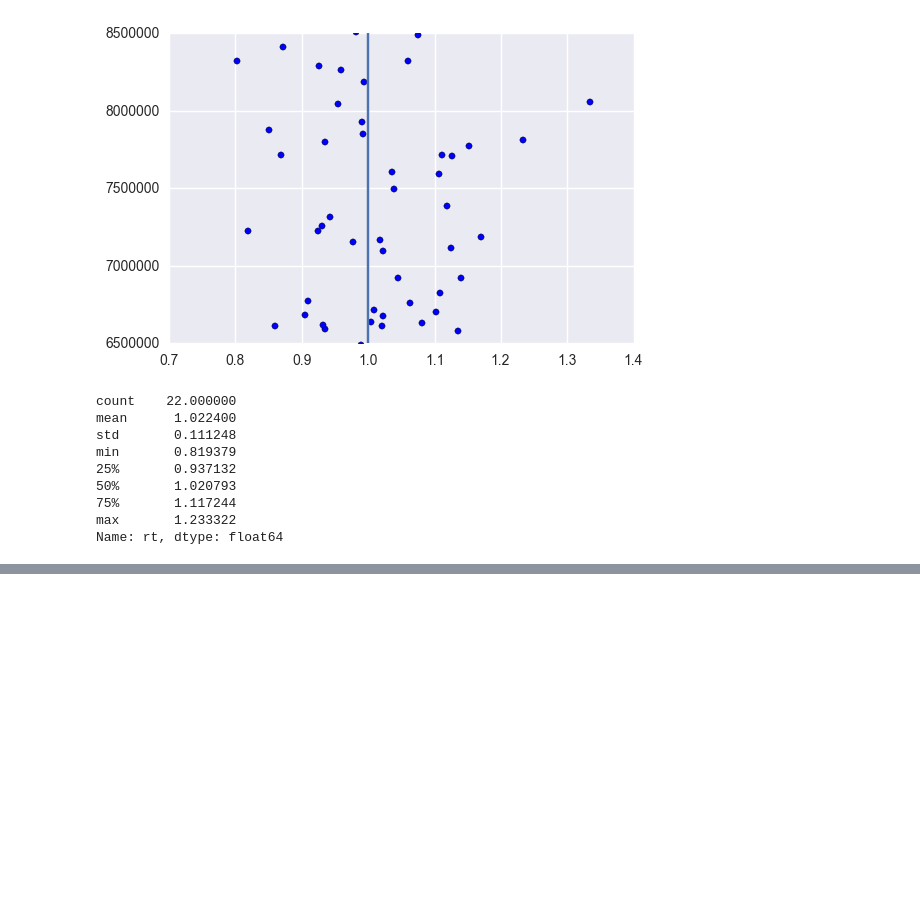
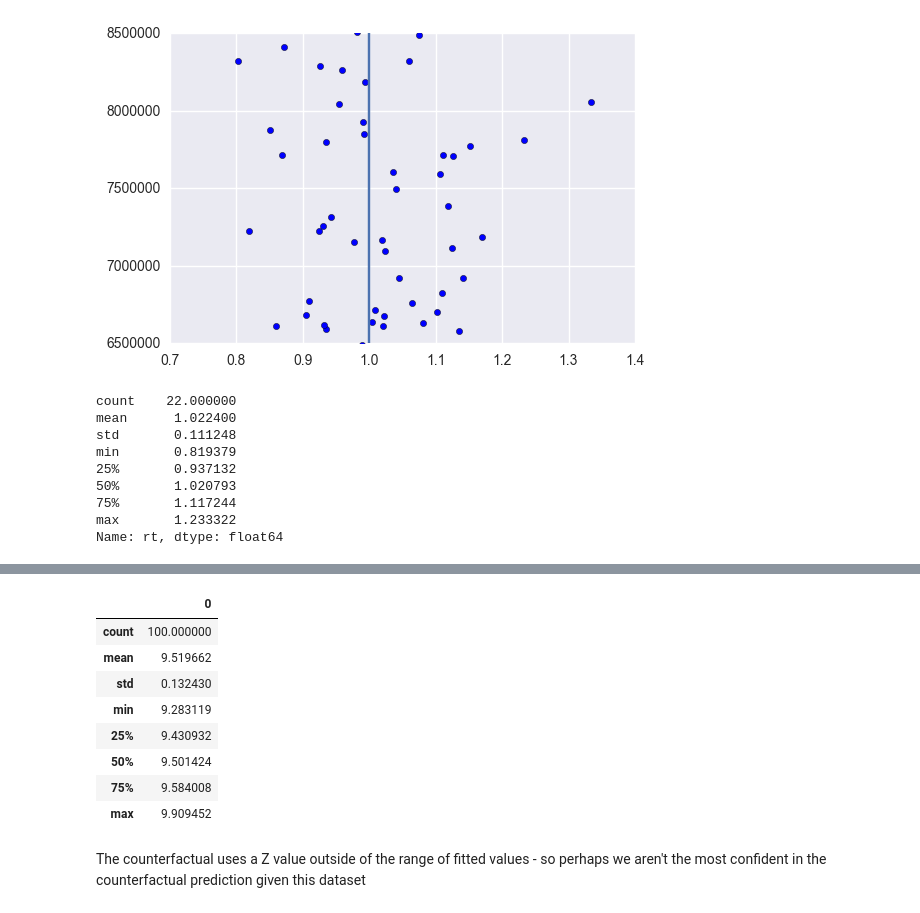
Before and after one commit to rickecon/StructEst_W16, a Jupyter notebook: Students/Olivia/PS3/PS3 Natan.ipynb, the cells around one changed output, grey strips where cells are left out. Cells and saved outputs as stored; diff of their text form; code cells hidden in the pictures; blank space fills up the shorter version.

```diff
--- a/Students/Olivia/PS3/PS3 Natan.ipynb
+++ b/Students/Olivia/PS3/PS3 Natan.ipynb
@@ -251,0 +304,14 @@ Name: rt, dtype: float64
+# %%
+pd.DataFrame(fitted_z).describe()
+# %% [output]
+|  | 0 |
+| count | 100.000000 |
+| mean | 9.519662 |
+| std | 0.132430 |
+| min | 9.283119 |
+| 25% | 9.430932 |
+| 50% | 9.501424 |
+| 75% | 9.584008 |
+| max | 9.909452 |
+# %% [markdown]
+The counterfactual uses a Z value outside of the range of fitted values - so perhaps we aren't the most confident in the counterfactual prediction given this dataset
```
Also changed, not shown: parts of 18 cells of this notebook.
